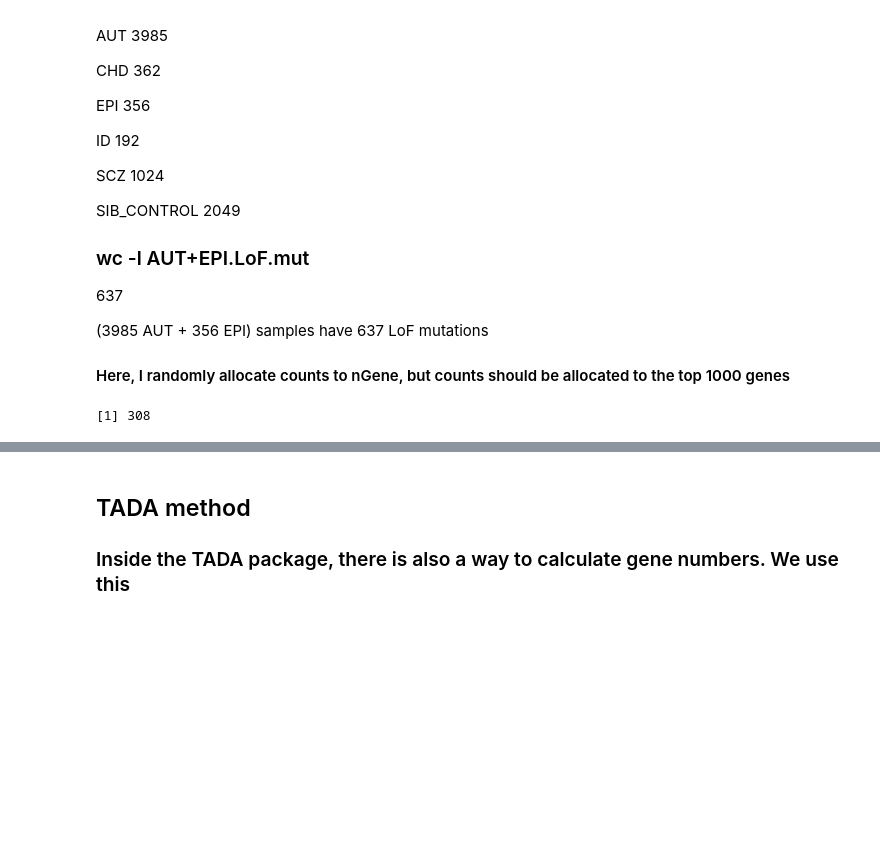
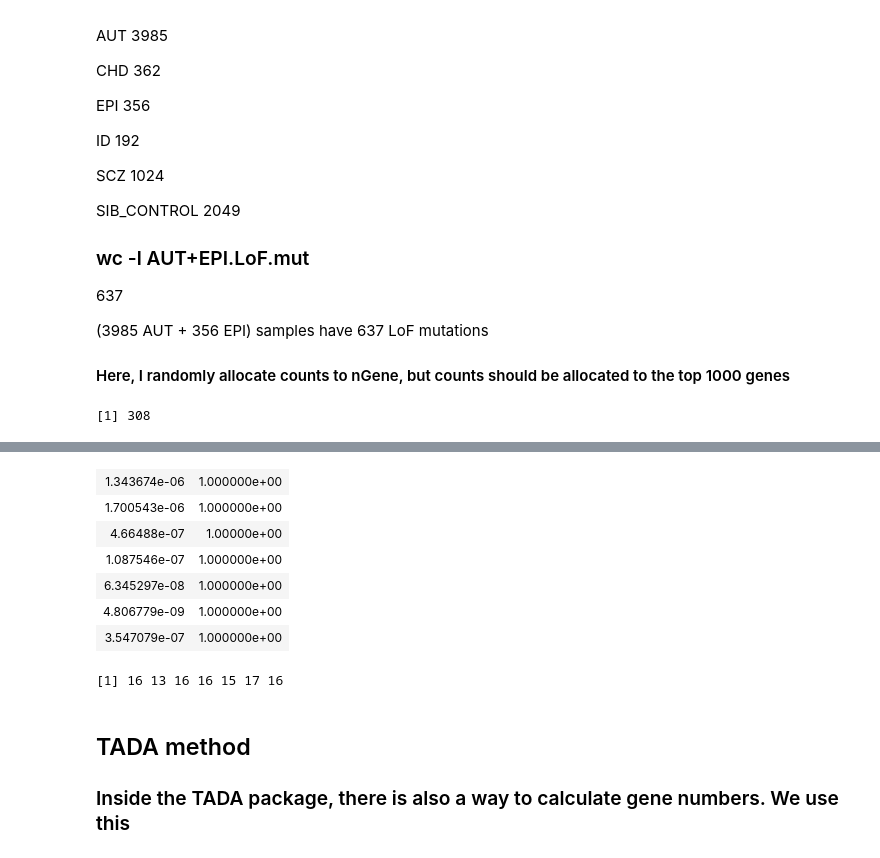
Before and after one commit to hoangtn/extTADA, a Jupyter notebook: test_count_genes.ipynb, the cells around one changed output, grey strips where cells are left out. Cells and saved outputs as stored; diff of their text form; code cells hidden in the pictures; blank space fills up the shorter version.

```diff
--- a/test_count_genes.ipynb
+++ b/test_count_genes.ipynb
@@ -132,26 +169,25 @@ nDenovo <- ceiling(Nsample*Ncount_old/Nsample_old )
 mutLoF0 <- data$mut.rate*(mu.frac[1]) # + mu.frac[2]) ##Mutation rates
 nGene <- length(mutLoF)
 
+
 geneCountforPower1 <- NULL
-Ntimes <- 10 ##Do this work Ntimes
+geneCountforPowerList1 <- list()
+Ntimes <- 15 ##Do this work Ntimes
 
 for (kk in 1:Ntimes) {
 
-indexRiskGene <- sample(1:nGene, 1000) ##Choose nRiskGene = 1000 genes, using index
+indexRiskGene <- sample(1:nGene, 1000)
 
+rrList <- seq(1, 20, by = 3)
+finalResult <- matrix(0, ncol = length(rrList), nrow = nGene)
+##Add relative risks to risk genes
+for (ii in 1:length(rrList)){
+  RR <- rrList[ii]
+  mutLoF <- mutLoF0
+mutLoF[indexRiskGene] <- mutLoF[indexRiskGene]*RR
 
-rrList <- seq(1, 20, by = 1) ## Range of relative risks
-
-finalResult <- matrix(0, ncol = length(rrList), nrow = nGene)
-
-    ##Add relative risks to risk genes
-for (ii in 1:length(rrList)){
-      RR <- rrList[ii]
-      mutLoF <- mutLoF0
-       mutLoF[indexRiskGene] <- mutLoF[indexRiskGene]*RR
-
-    nMutLoF <- mutLoF/sum(mutLoF) ##Normalize mutation rates to 1
-    sum(nMutLoF)
+nMutLoF <- mutLoF/sum(mutLoF) ##Normalize mutation rates to 1
+sum(nMutLoF)
 
 ##Randomly assign each de novo mutation (from nDenovo) to a gene with probabilies = normalized mutation rates
 sDenovo <- table(sapply(1:nDenovo, function(x)
@@ -169,8 +205,6 @@ finalResult[, ii] <- poissonTest
 
 apply(finalResult, 2, range)
 t10 <- apply(finalResult, 2, function(x) length(x[x < 0.05]))
+geneCountforPowerList1[[kk]] <- finalResult
 geneCountforPower1 <- rbind(geneCountforPower1, t10)
 }
-
-t11 <- ceiling(apply(geneCountforPower1, 2, mean))
-plot(rrList, t11)
@@ -179,3 +211,27 @@ plot(rrList, t11)
+# %%
+allOut1 <- do.call(rbind, geneCountforPowerList1)
+# %%
+t1 <- t(apply(allOut1, 2, range)) ##Take a look at the smallest p of RR = 1
+t1
+# %% [output]
+| 1.343674e-06 | 1.000000e+00 |
+| 1.700543e-06 | 1.000000e+00 |
+| 4.66488e-07 | 1.00000e+00 |
+| 1.087546e-07 | 1.000000e+00 |
+| 6.345297e-08 | 1.000000e+00 |
+| 4.806779e-09 | 1.000000e+00 |
+| 3.547079e-07 | 1.000000e+00 |
+# %%
+alphaThreshold <- t1[1, 1]*10^3 ##Set a threshold using p value of RR = 1
+
+outData1 <- do.call(rbind, lapply(geneCountforPowerList1, function(x)
+  apply(x, 2, function(y)
+    length(y[y < alphaThreshold]))))
+gCount <- apply(outData1, 2, function(x) ceiling(median(x))) ###How many genes with this threshold?
+
+    gCount
+# %% [output]
+[1] 16 13 16 16 15 17 16
 # %% [markdown]
 ## TADA method
 
```
Also changed, not shown: parts of 6 cells of this notebook.
